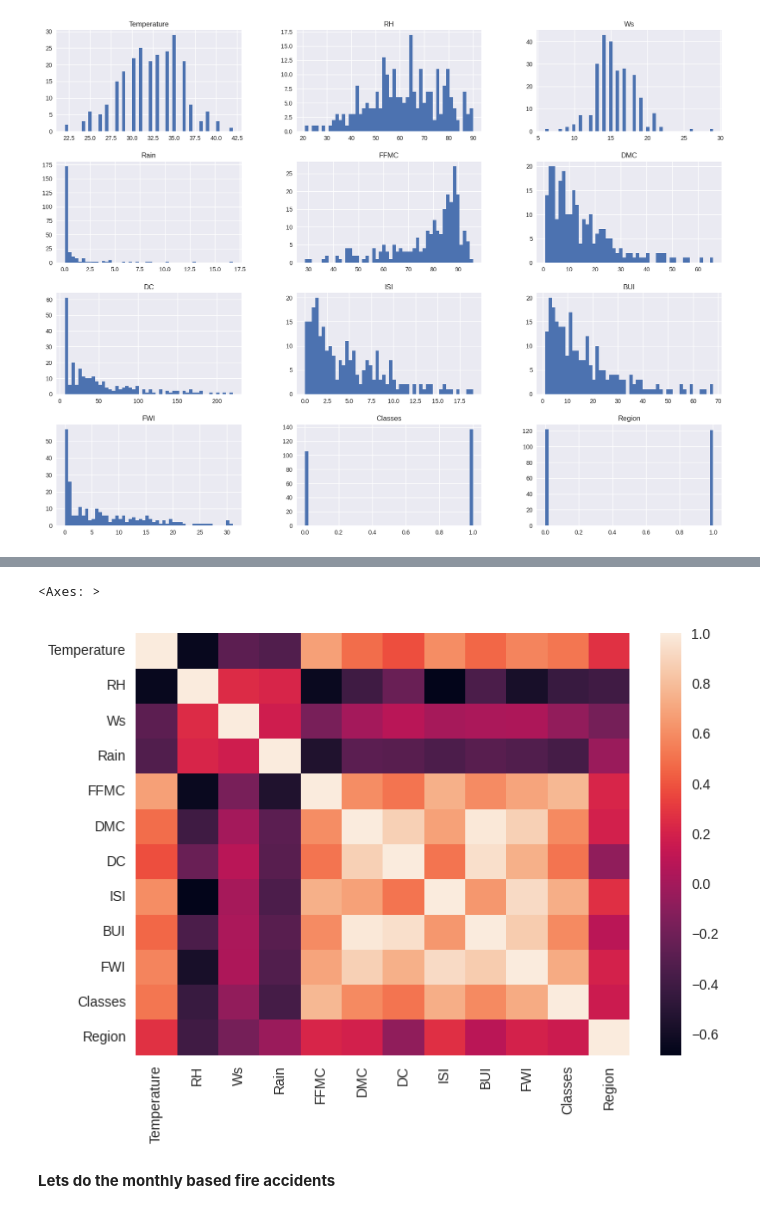
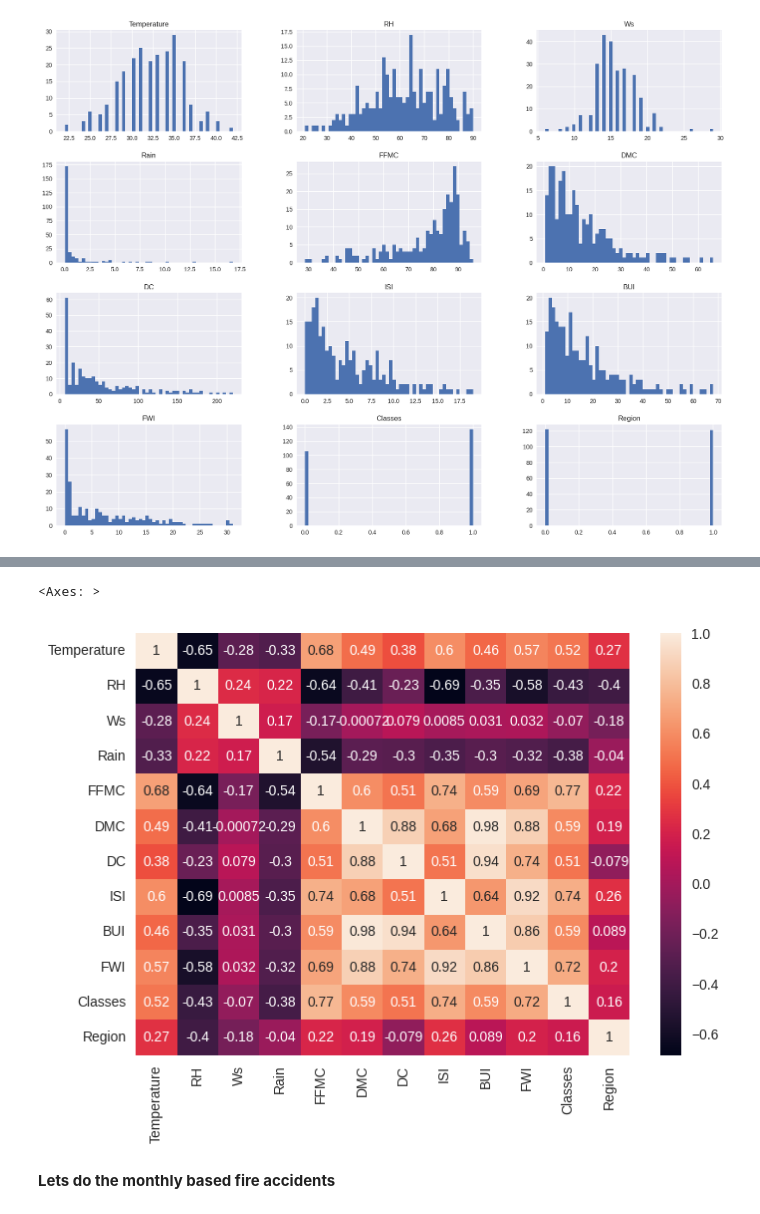
Before and after one commit to GOLISHYAMP/Colab_Notebooks, a Jupyter notebook: Data_Analysis.ipynb, the cells around one changed output, grey strips where cells are left out. Cells and saved outputs as stored; diff of their text form; code cells hidden in the pictures.

```diff
--- a/Data_Analysis.ipynb
+++ b/Data_Analysis.ipynb
@@ -290,10 +290,10 @@ df_copy.corr()
 | Classes | 0.516015 | -0.432161 | -0.069964 | -0.379097 | 0.769492 | 0.585658 | 0.511123 | 0.735197 | 0.586639 | 0.719216 | 1.000000 | ... |
 | Region | 0.269555 | -0.402682 | -0.181160 | -0.040013 | 0.222241 | 0.192089 | -0.078734 | 0.263197 | 0.089408 | 0.197102 | 0.162347 | ... |
 # %%
-sns.heatmap(df_copy.corr())
+sns.heatmap(df_copy.corr(),annot=True)
 # %% [output]
 <Axes: >
-[figure, old version]
+[figure, new version]
 # %% [markdown]
 **Lets do the monthly based fire accidents**
 # %%
```
Also changed, not shown: parts of 32 cells of this notebook.
